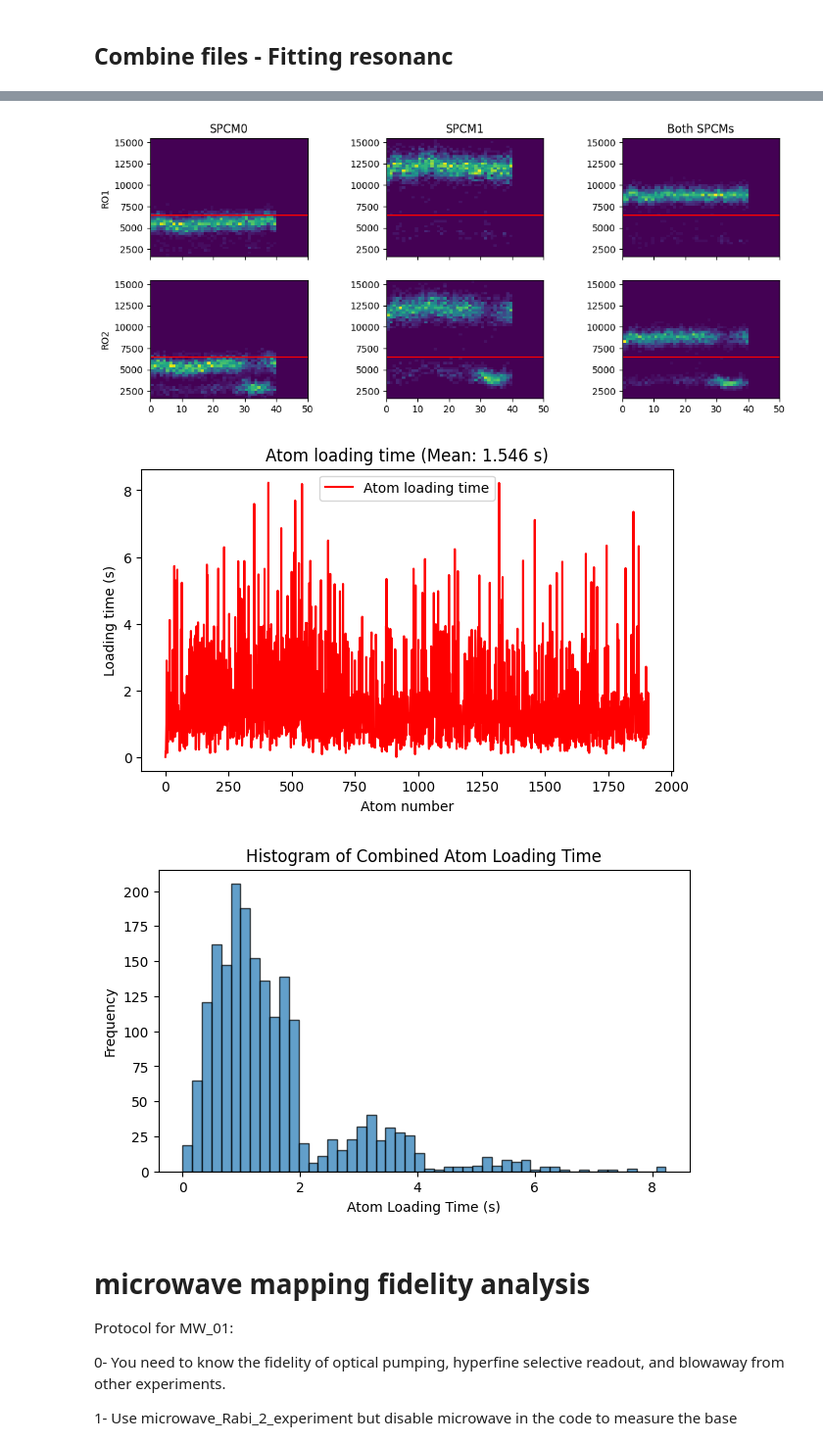
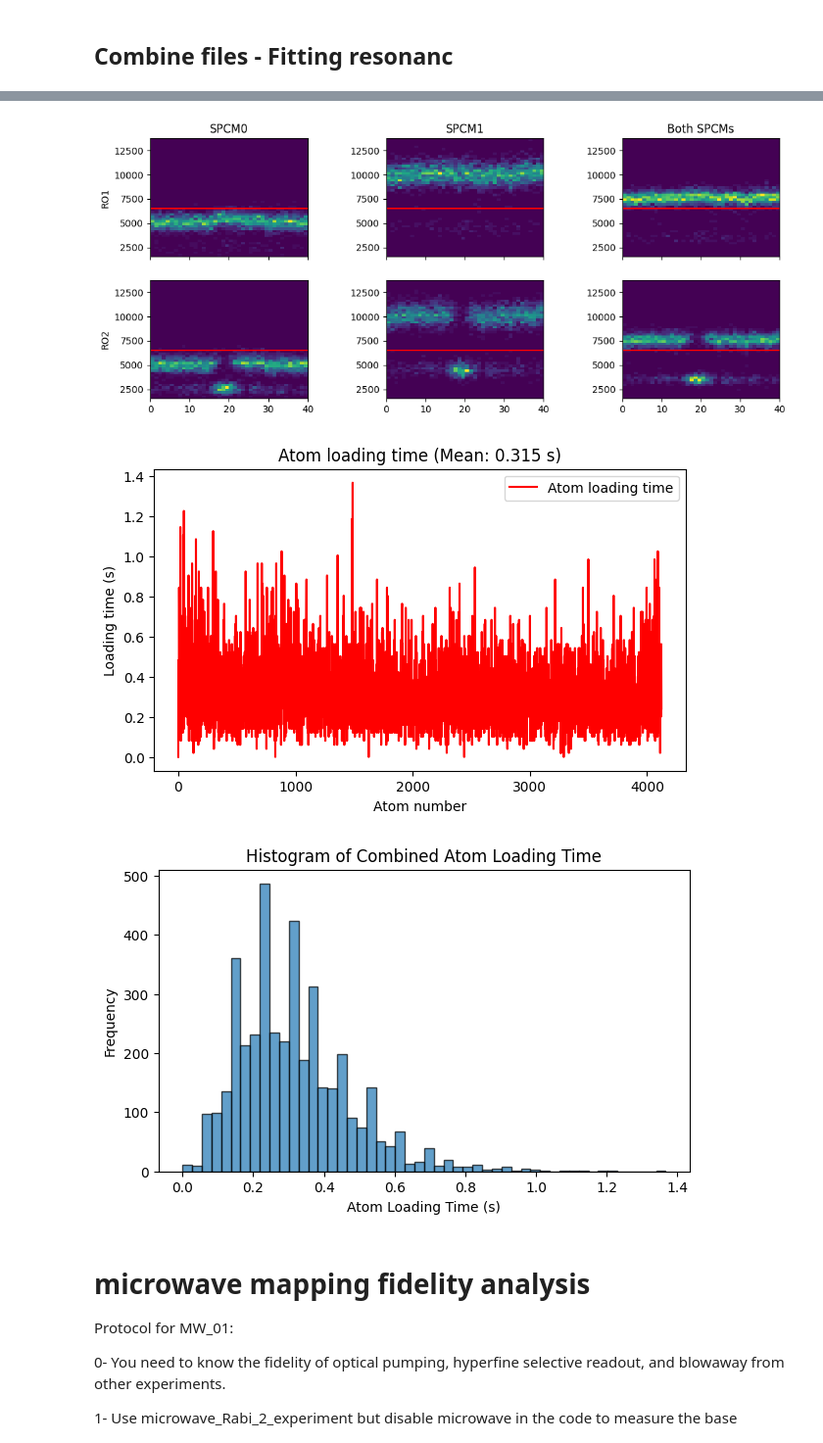
Before and after one commit to QuantumQuadrate/qn_artiq_routines, a Jupyter notebook: Analysis/Microwave analysis/Microwave_analysis_2025.ipynb, the cells around one changed output, grey strips where cells are left out. Shown at 98% size. Drawn from its saved outputs; the diff is of its cells as text; code cells hidden in the pictures.

```diff
--- a/Analysis/Microwave analysis/Microwave_analysis_2025.ipynb
+++ b/Analysis/Microwave analysis/Microwave_analysis_2025.ipynb
@@ -2,7 +2,7 @@
 # Mapping atom analysis
 Valid for experiments from 2025-04-30 until ...
 # %%
-date_filters = ["2026-03-03"]
+date_filters = ["2026-03-10"]
 
 from matplotlib import pyplot as plt
 import matplotlib as mpl
@@ -81,16 +79,16 @@ With fitting the resonance for microwave scans
 """
 ### the file(s) to analyze:
 file_indices = {
-    14:'',
-    15:'',
-    # 29:'',
-    # 31:'',
-    # 33:'',
+    73:'',
+    # 63:'',
+    # 65:'',
+    # 67:'',
+    # 69:'',
     # 10:'',
     # 37:'',
 }
 
-# file_indices = {i: '' for i in range(0, 13, 2)}
+# file_indices = {i: '' for i in range(53, 80, 2)}
 
 compare = True # compare multiple files in the same retention and loading plots
 otsu_threshold = False # compute threshold using Otsu method instead doing it by eye. only work when require atom loading = False
@@ -418,6 +427,6 @@ center=336977679.0464±717.7321, sigma=27505.9238±781.6825, ampl=0.7417±0.0173
-[figure, old version]
+[figure, new version]
-[figure, old version]
+[figure, new version]
-[figure, old version]
+[figure, new version]
 # %% [markdown]
 # microwave mapping fidelity analysis
 
```
Also changed, not shown: parts of 4 cells of this notebook, 4 other files.
